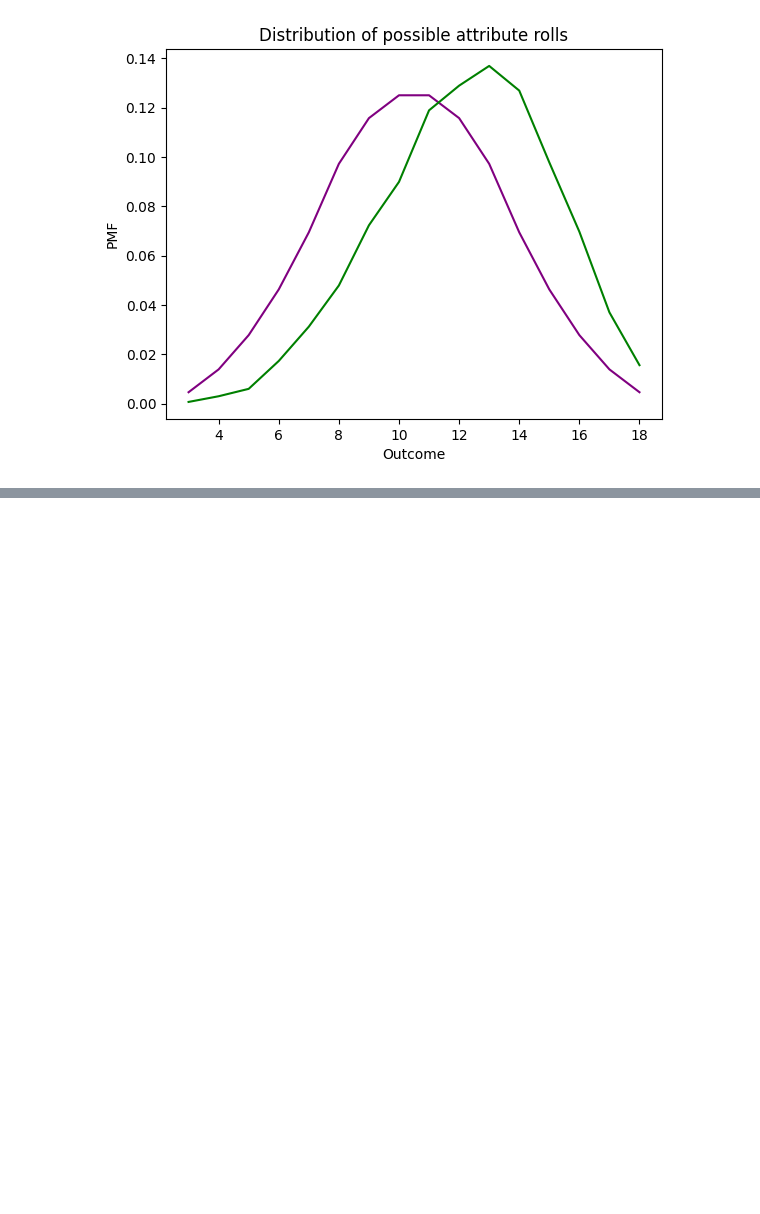
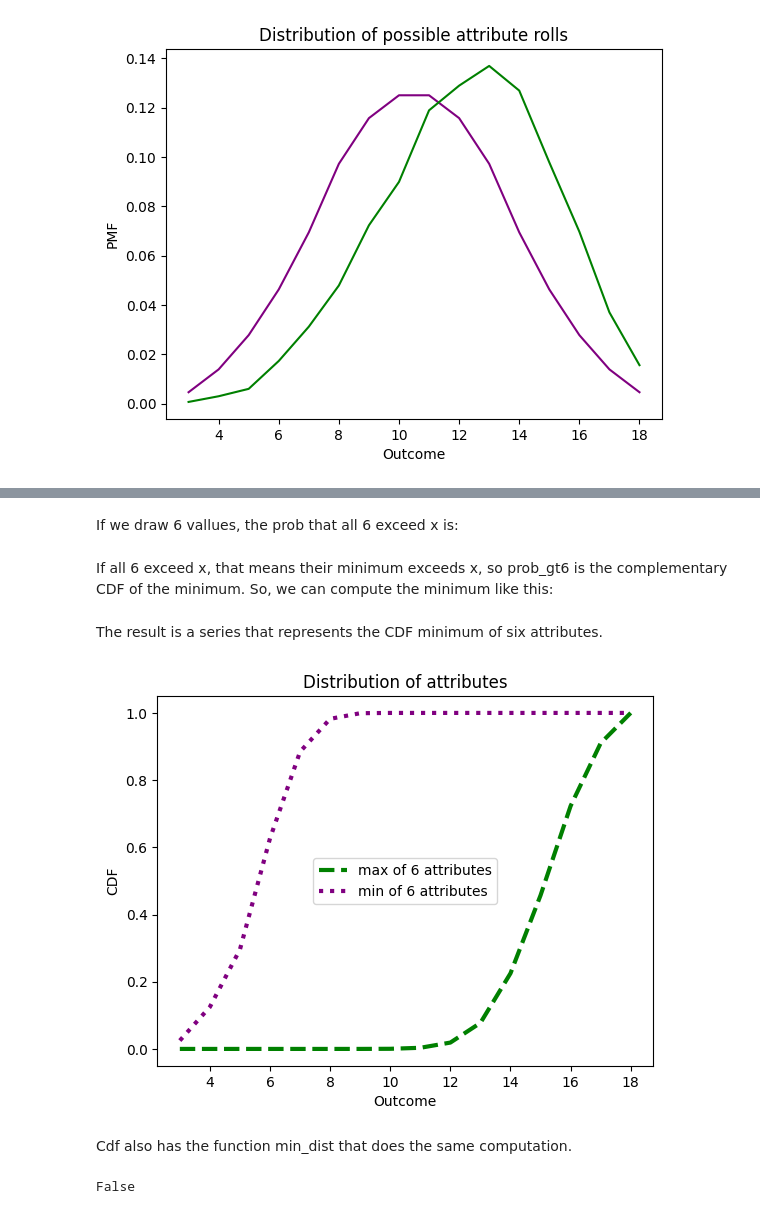
Before and after one commit to coletlacroix/math, a Jupyter notebook: 00.10_Think_Bayes_Downey/7_min_max_mix.ipynb, the cells around one changed output, grey strips where cells are left out. Saved outputs shown, nothing was run; the diff lists cells and outputs as text; code cells hidden in the pictures; blank space fills up the shorter version.

```diff
--- a/00.10_Think_Bayes_Downey/7_min_max_mix.ipynb
+++ b/00.10_Think_Bayes_Downey/7_min_max_mix.ipynb
@@ -145,0 +202,35 @@ plt.show()
+# %%
+prob_gt = 1 - cdf_best3
+# %% [markdown]
+If we draw 6 vallues, the prob that all 6 exceed x is:
+# %%
+prob_gt6 = prob_gt**6
+# %% [markdown]
+If all 6 exceed x, that means their minimum exceeds x, so prob_gt6 is the complementary CDF of the minimum. So, we can compute the minimum like this:
+# %%
+prob_le6 = 1 - prob_gt6
+# %% [markdown]
+The result is a series that represents the CDF minimum of six attributes.
+# %%
+cdf_min6 = Cdf(prob_le6)
+# %%
+cdf_max6.plot(label='max of 6 attributes', color='green', linestyle='--', linewidth=3)
+cdf_min6.plot(label='min of 6 attributes', color='purple', linestyle=':', linewidth=3)
+
+plt.xlabel('Outcome')
+plt.ylabel('CDF')
+plt.title('Distribution of attributes')
+plt.legend()
+plt.show()
+# %% [output]
+[figure, added]
+# %% [markdown]
+Cdf also has the function min_dist that does the same computation.
+# %%
+cdf_min_dist6 = cdf_best3.min_dist(6)
+
+# confirm it
+
+np.allclose(cdf_min_dist6, cdf_min6) # comes back false. not sure why
+# %% [output]
+False
```
Also changed, not shown: parts of 10 cells of this notebook, 1 other file.
